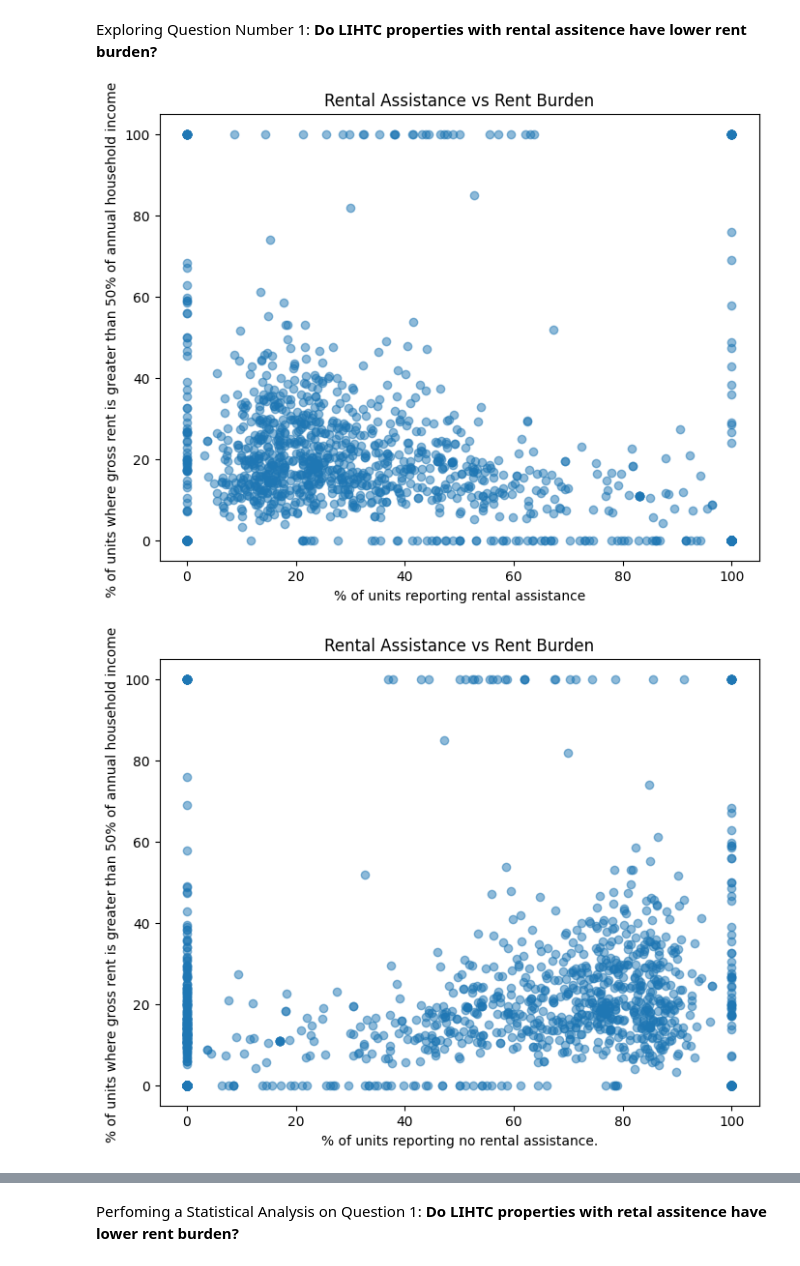
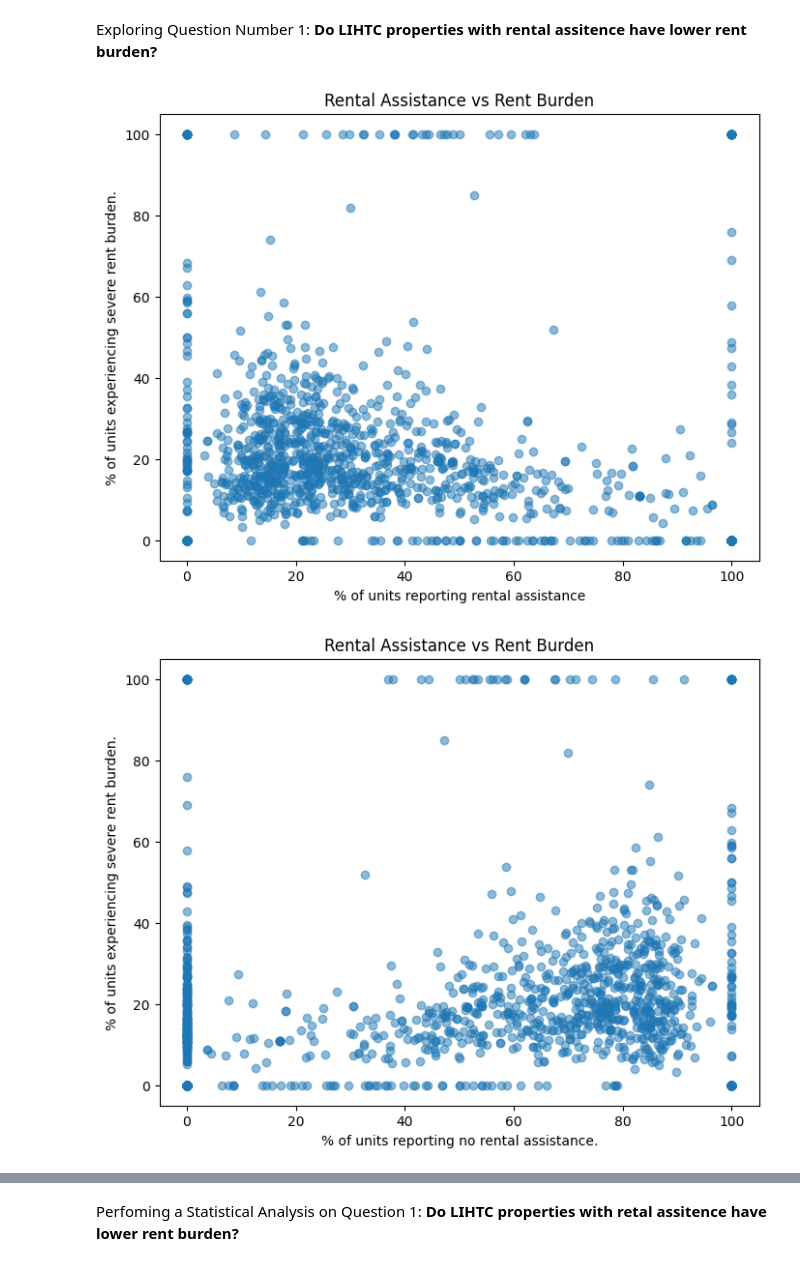
Before and after one commit to bitriagaleonela40-cmd/housing-research, a Jupyter notebook: Housing.ipynb, the cells around one changed output, grey strips where cells are left out. Drawn from its saved outputs; the diff is of its cells as text; code cells hidden in the pictures.

```diff
--- a/Housing.ipynb
+++ b/Housing.ipynb
@@ -356,37 +356,37 @@ for col in ['state', 'propertyname', 'city', 'NoAssitance', 'SomeAssitance', '0%
 
 Question_one = Question_one.dropna(axis = 0, how = 'any', subset = None)
 
 #Data visualisation
 #Scatter Plot
 #Rental Assitance
 plt.figure(figsize=(8,6))
 
 plt.scatter(Question_one['SomeAssitance'], Question_one['50%+'], alpha=0.5)
 
 plt.xlabel("% of units reporting rental assistance")
-plt.ylabel("% of units where gross rent is greater than 50% of annual household income.")
+plt.ylabel("% of units experiencing severe rent burden.")
 plt.title("Rental Assistance vs Rent Burden")
 
 
 plt.show()
 
 #No rental Assitance
 plt.figure(figsize=(8,6))
 
 plt.scatter(Question_one['NoAssitance'], Question_one['50%+'], alpha=0.5)
 
 plt.xlabel("% of units reporting no rental assistance.")
-plt.ylabel("% of units where gross rent is greater than 50% of annual household income.")
+plt.ylabel("% of units experiencing severe rent burden.")
 plt.title("Rental Assistance vs Rent Burden")
 
 
 plt.show()
 
 
 Question_one.describe()
 # %% [output]
-[figure, old version]
+[figure, new version]
-[figure, old version]
+[figure, new version]
 |  | NoAssitance | SomeAssitance | 0% | 0-30% | 30-40% | 40-50% | 50%+ |
 | count | 2327.000000 | 2327.000000 | 2327.000000 | 2327.000000 | 2327.000000 | 2327.000000 | 2327.000000 |
 | mean | 30.518049 | 63.081006 | 3.352170 | 64.898883 | 10.818006 | 7.591835 | 11.896304 |
```
Also changed, not shown: parts of 4 cells of this notebook.
